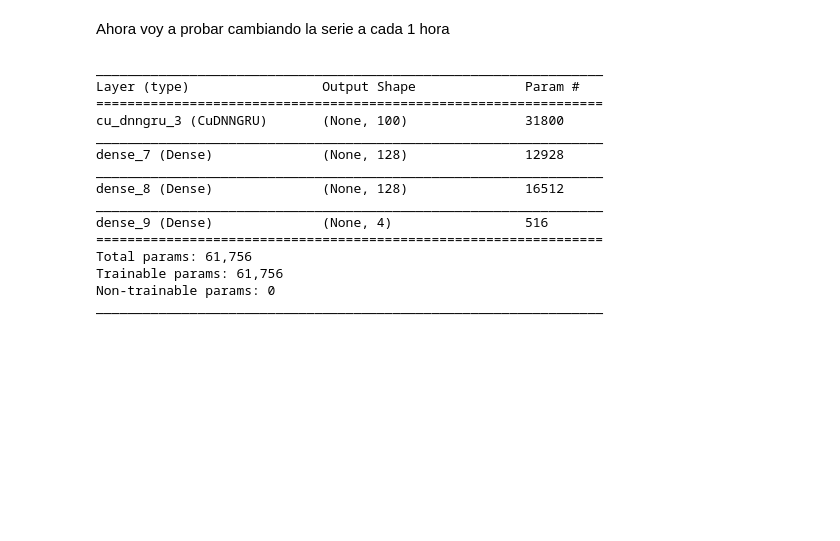
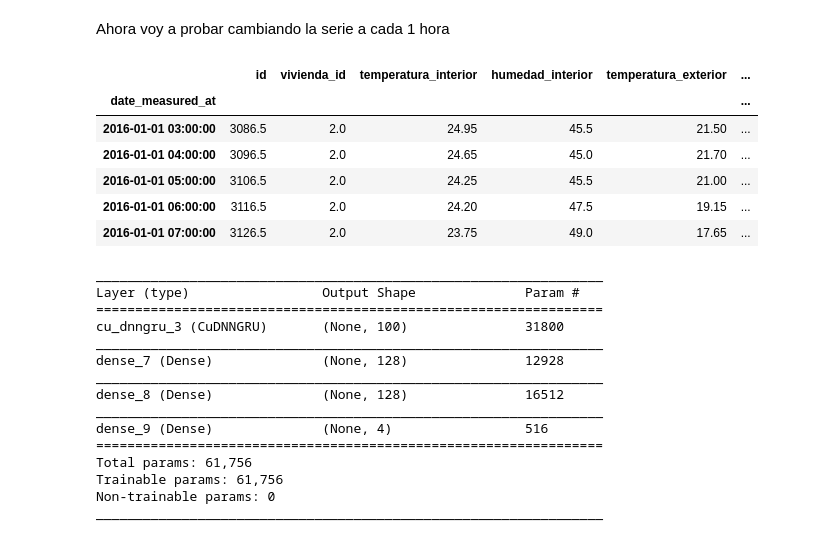
Before and after one commit to fco96/memoria, a Jupyter notebook: Memoria Francisco Olivares.ipynb, the cells around one changed output. Drawn from its saved outputs; the diff is of its cells as text; code cells hidden in the pictures; blank space fills up the shorter version.

```diff
--- a/Memoria Francisco Olivares.ipynb
+++ b/Memoria Francisco Olivares.ipynb
@@ -524,9 +571,19 @@ Ahora voy a probar cambiando la serie a cada 1 hora
 # %%
 experimental_serie_1 = HASH_OF_TIME_SERIES[2].resample('60min').mean()
 experimental_serie_1 = experimental_serie_1.dropna()
 
 experimental_serie_2 = HASH_OF_TIME_SERIES[200].resample('60min').mean()
 experimental_serie_2 = experimental_serie_2.dropna()
+
+display(experimental_serie_1.head())
+# %% [output]
+|  | id | vivienda_id | temperatura_interior | humedad_interior | temperatura_exterior | ... |
+| date_measured_at |  |  |  |  |  | ... |
+| 2016-01-01 03:00:00 | 3086.5 | 2.0 | 24.95 | 45.5 | 21.50 | ... |
+| 2016-01-01 04:00:00 | 3096.5 | 2.0 | 24.65 | 45.0 | 21.70 | ... |
+| 2016-01-01 05:00:00 | 3106.5 | 2.0 | 24.25 | 45.5 | 21.00 | ... |
+| 2016-01-01 06:00:00 | 3116.5 | 2.0 | 24.20 | 47.5 | 19.15 | ... |
+| 2016-01-01 07:00:00 | 3126.5 | 2.0 | 23.75 | 49.0 | 17.65 | ... |
 # %%
 model_2 = Sequential()
 
```
Also changed, not shown: parts of 8 cells of this notebook.
